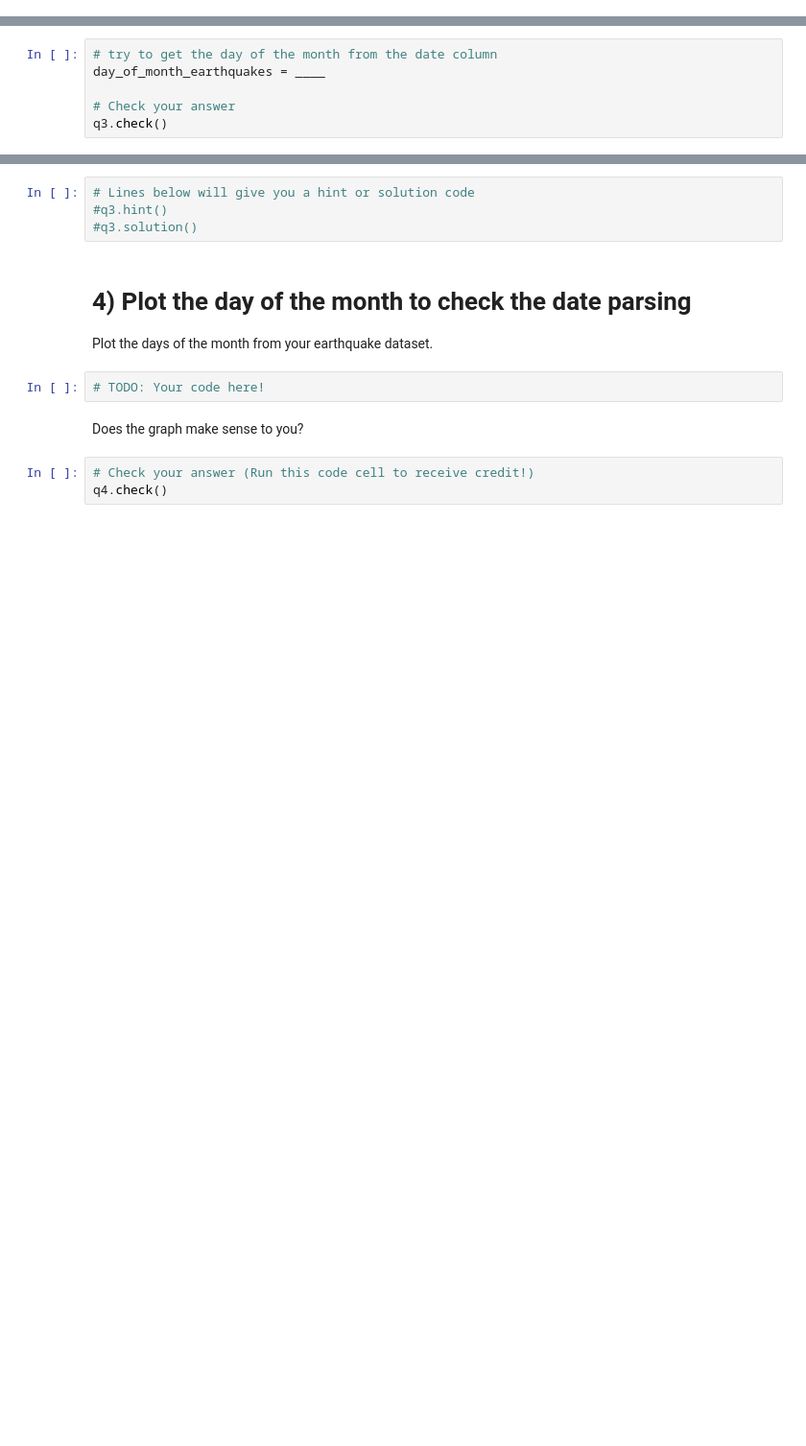
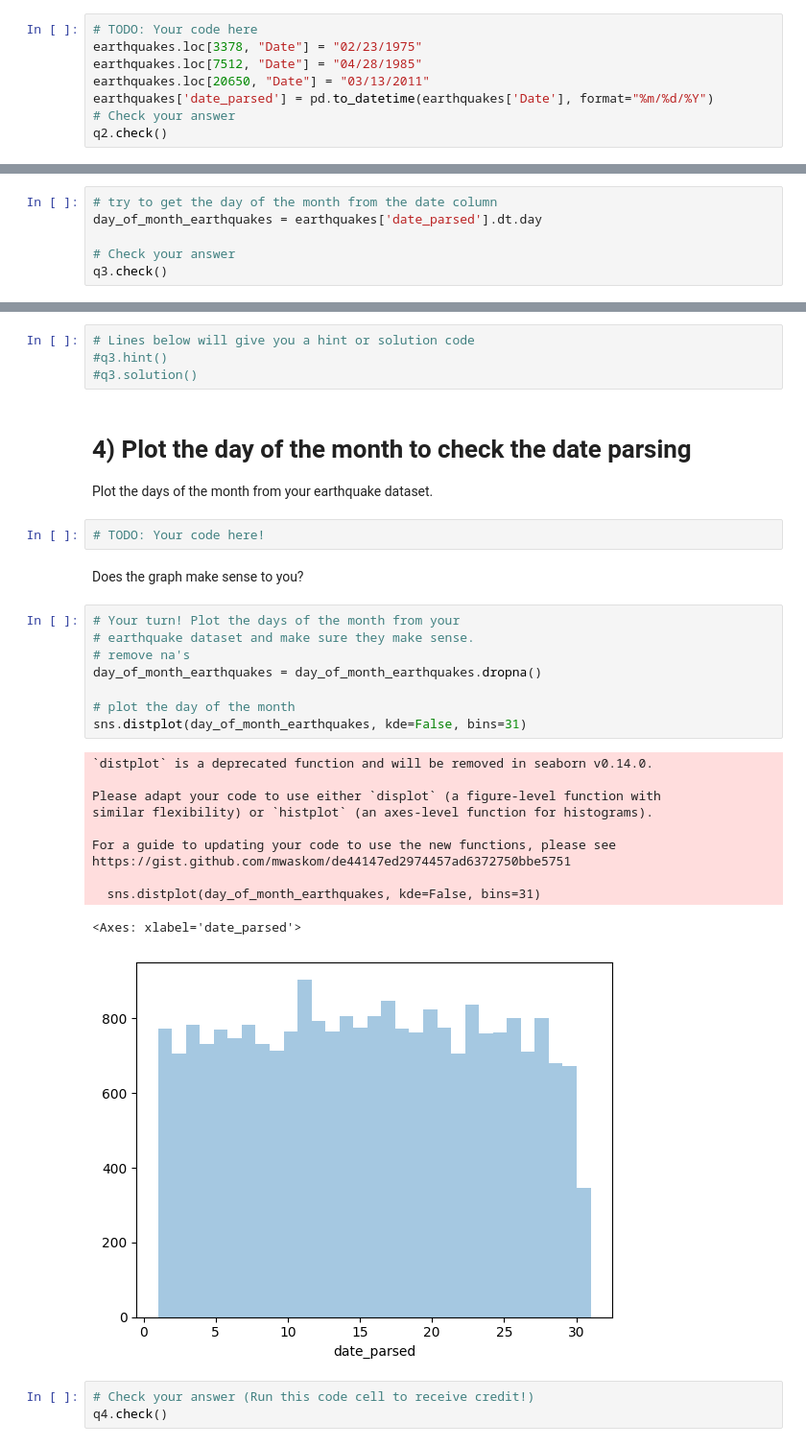
Before and after one commit to bimsi/kaggle-data-cleaning, a Jupyter notebook: exercise-parsing-dates.ipynb, the cells around one changed output, grey strips where cells are left out. Shown: that part at 96% size. Drawn from its saved outputs; the diff is of its cells as text; blank space fills up the shorter version.

Commit message:
Kaggle Notebook | Exercise: Parsing Dates | Version 2

```diff
--- a/exercise-parsing-dates.ipynb
+++ b/exercise-parsing-dates.ipynb
@@ -101,0 +97,8 @@ q2.check()
+# %%
+# TODO: Your code here
+earthquakes.loc[3378, "Date"] = "02/23/1975"
+earthquakes.loc[7512, "Date"] = "04/28/1985"
+earthquakes.loc[20650, "Date"] = "03/13/2011"
+earthquakes['date_parsed'] = pd.to_datetime(earthquakes['Date'], format="%m/%d/%Y")
+# Check your answer
+q2.check()
@@ -109,7 +126,7 @@ q2.check()
 Create a Pandas Series `day_of_month_earthquakes` containing the day of the month from the "date_parsed" column.
 # %%
 # try to get the day of the month from the date column
-day_of_month_earthquakes = ____
+day_of_month_earthquakes = earthquakes['date_parsed'].dt.day
 
 # Check your answer
 q3.check()
@@ -128,6 +145,26 @@ Plot the days of the month from your earthquake dataset.
 # TODO: Your code here!
 # %% [markdown]
 Does the graph make sense to you?
+# %%
+# Your turn! Plot the days of the month from your
+# earthquake dataset and make sure they make sense.
+# remove na's
+day_of_month_earthquakes = day_of_month_earthquakes.dropna()
+
+# plot the day of the month
+sns.distplot(day_of_month_earthquakes, kde=False, bins=31)
+# %% [output]
+`distplot` is a deprecated function and will be removed in seaborn v0.14.0.
+
+Please adapt your code to use either `displot` (a figure-level function with
+similar flexibility) or `histplot` (an axes-level function for histograms).
+
+For a guide to updating your code to use the new functions, please see
+https://gist.github.com/mwaskom/de44147ed2974457ad6372750bbe5751
+
+  sns.distplot(day_of_month_earthquakes, kde=False, bins=31)
+<Axes: xlabel='date_parsed'>
+[figure, added]
 # %%
 # Check your answer (Run this code cell to receive credit!)
 q4.check()
```
Also changed, not shown: parts of 5 cells of this notebook.
